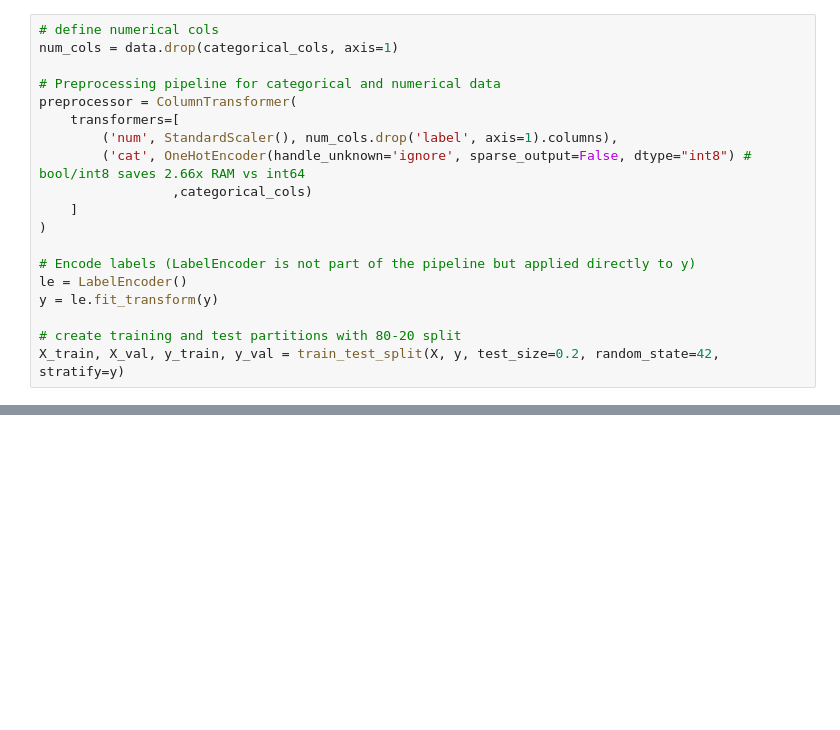
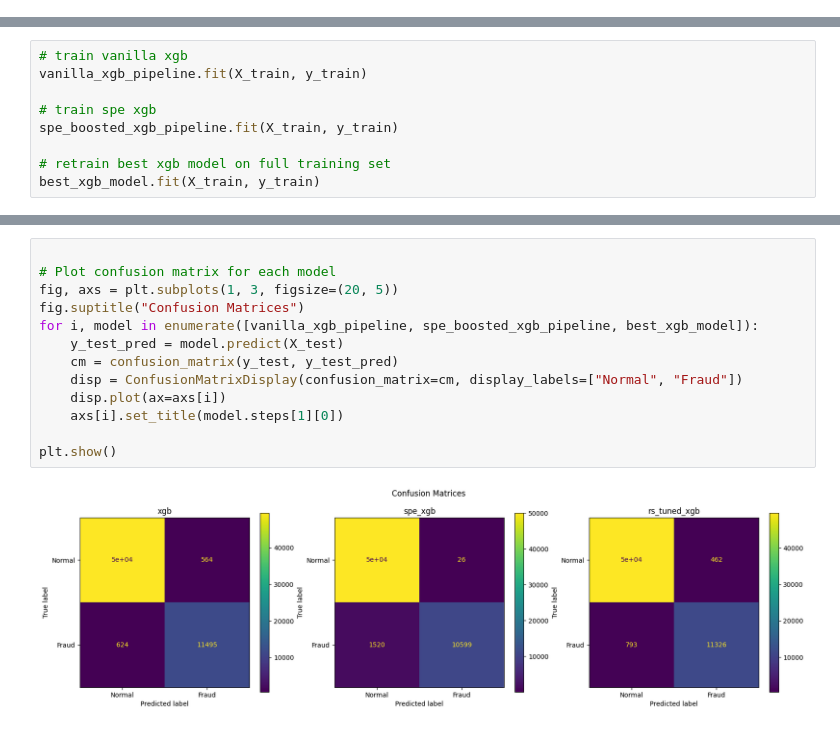
Before and after one commit to markushaug/acr-25, a Jupyter notebook: models/KDD_XGB.ipynb, the cells around one changed output, grey strips where cells are left out. Cells and saved outputs as stored; diff of their text form; blank space fills up the shorter version.

```diff
--- a/models/KDD_XGB.ipynb
+++ b/models/KDD_XGB.ipynb
@@ -118,19 +144,0 @@ Name: count, dtype: int64
-# %%
-# define numerical cols
-num_cols = data.drop(categorical_cols, axis=1)
-
-# Preprocessing pipeline for categorical and numerical data
-preprocessor = ColumnTransformer(
-	transformers=[
-		('num', StandardScaler(), num_cols.drop('label', axis=1).columns),
-		('cat', OneHotEncoder(handle_unknown='ignore', sparse_output=False, dtype="int8") # bool/int8 saves 2.66x RAM vs int64
-   				 ,categorical_cols)
-	]
-)
-
-# Encode labels (LabelEncoder is not part of the pipeline but applied directly to y)
-le = LabelEncoder()
-y = le.fit_transform(y)
-
-# create training and test partitions with 80-20 split
-X_train, X_val, y_train, y_val = train_test_split(X, y, test_size=0.2, random_state=42, stratify=y)
@@ -274,0 +320,9 @@ weighted avg       0.98      0.97      0.97     31103
+# %%
+# train vanilla xgb
+vanilla_xgb_pipeline.fit(X_train, y_train)
+
+# train spe xgb
+spe_boosted_xgb_pipeline.fit(X_train, y_train)
+
+# retrain best xgb model on full training set
+best_xgb_model.fit(X_train, y_train)
@@ -274,0 +400,15 @@ weighted avg       0.98      0.97      0.97     31103
+# %%
+
+# Plot confusion matrix for each model
+fig, axs = plt.subplots(1, 3, figsize=(20, 5))
+fig.suptitle("Confusion Matrices")
+for i, model in enumerate([vanilla_xgb_pipeline, spe_boosted_xgb_pipeline, best_xgb_model]):
+	y_test_pred = model.predict(X_test)
+	cm = confusion_matrix(y_test, y_test_pred)
+	disp = ConfusionMatrixDisplay(confusion_matrix=cm, display_labels=["Normal", "Fraud"])
+	disp.plot(ax=axs[i])
+	axs[i].set_title(model.steps[1][0])
+
+plt.show()
+# %% [output]
+[figure, added]
```
Also changed, not shown: parts of 18 cells of this notebook, 3 other files.
